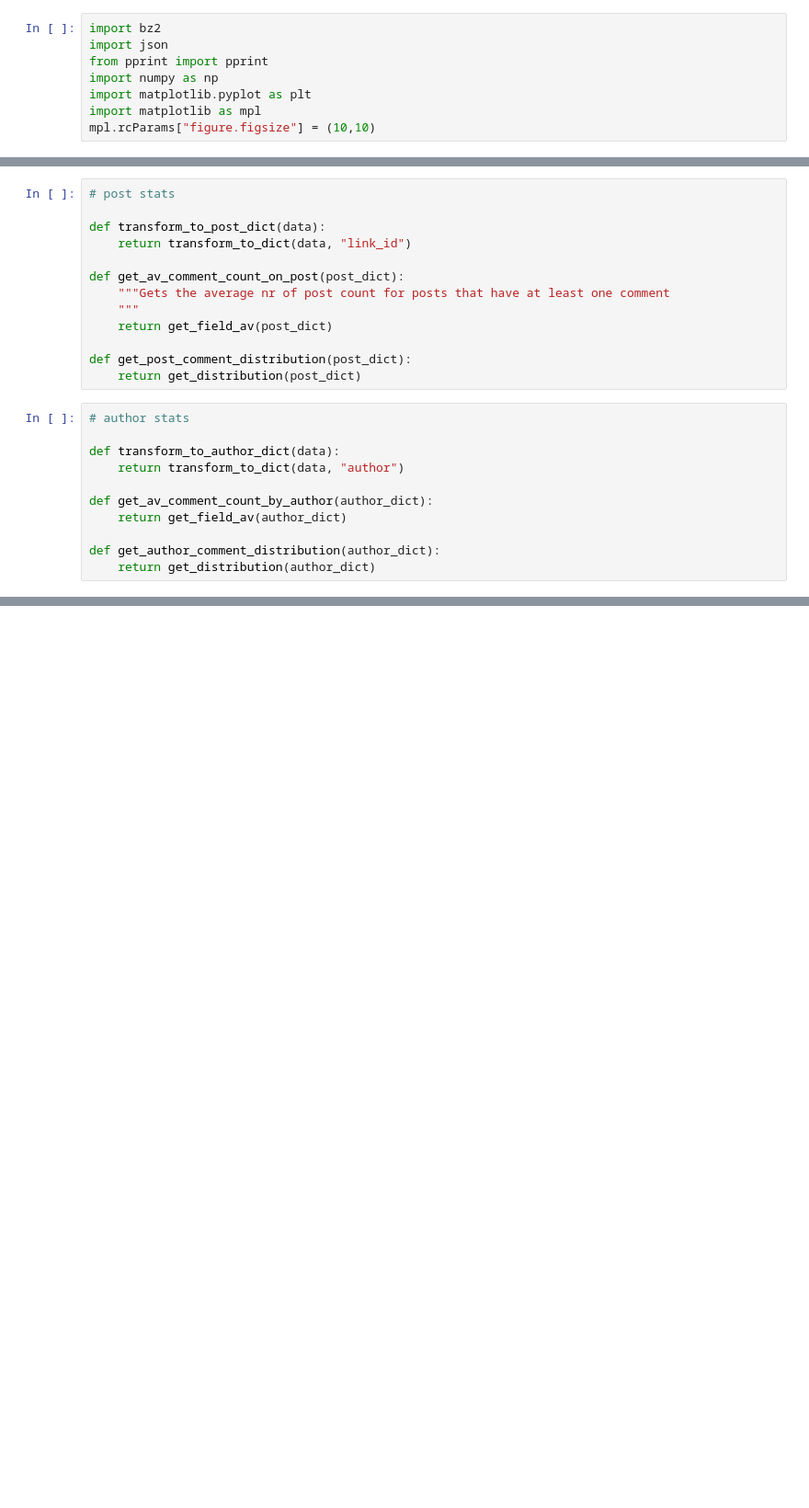
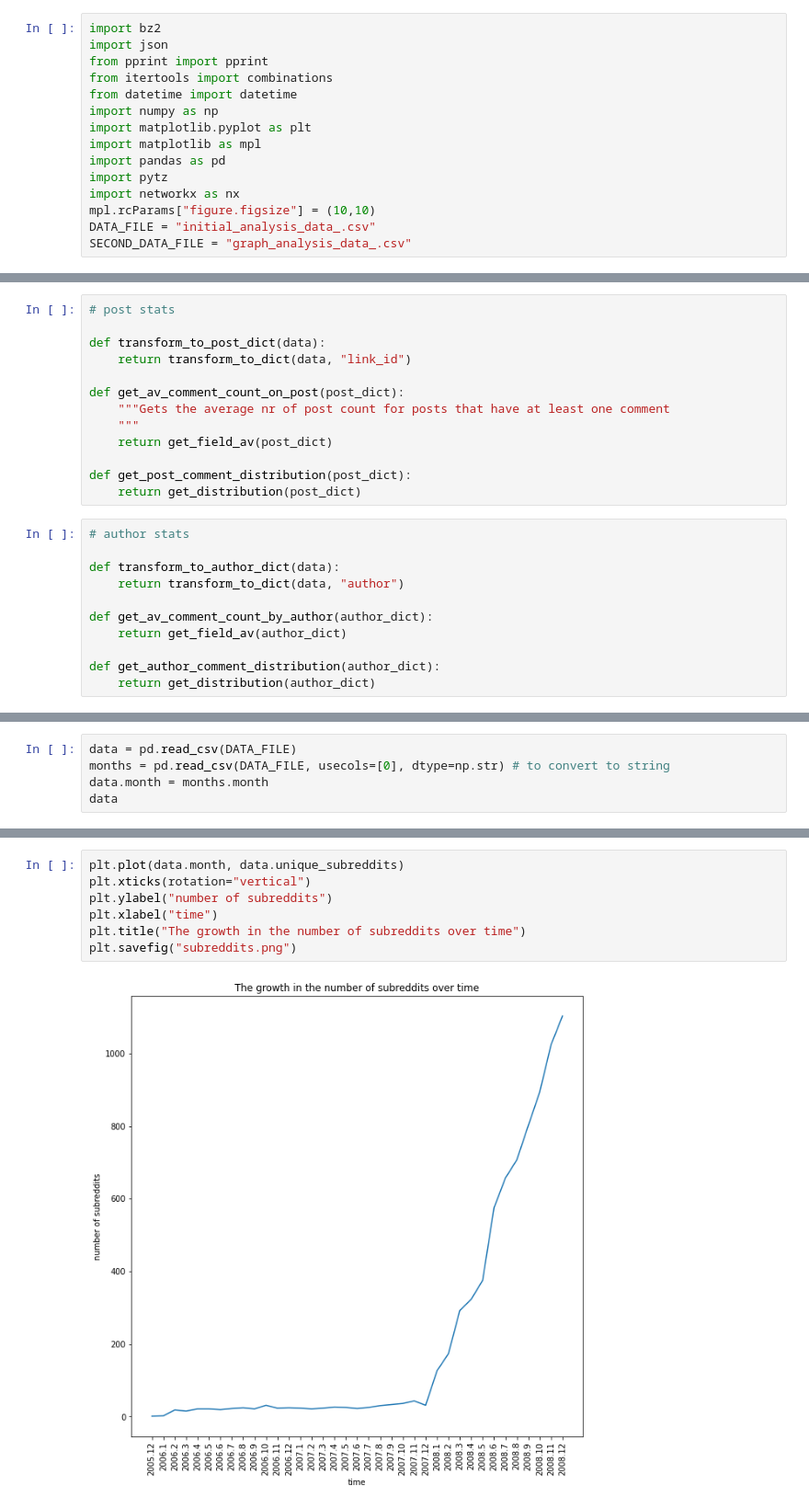
Before and after one commit to CarelKuusk/reddit_comments, a Jupyter notebook: initial_analysis.ipynb, the cells around one changed output, grey strips where cells are left out. Shown: that part at 92% size. Drawn from its saved outputs; the diff is of its cells as text; blank space fills up the shorter version.

Commit message:
more analysis

```diff
--- a/initial_analysis.ipynb
+++ b/initial_analysis.ipynb
@@ -2,10 +2,17 @@
 import bz2
 import json
 from pprint import pprint
+from itertools import combinations
+from datetime import datetime
 import numpy as np
 import matplotlib.pyplot as plt
 import matplotlib as mpl
+import pandas as pd
+import pytz
+import networkx as nx
 mpl.rcParams["figure.figsize"] = (10,10)
+DATA_FILE = "initial_analysis_data_.csv"
+SECOND_DATA_FILE = "graph_analysis_data_.csv"
 # %%
 def load_data(year, month):
     """
@@ -144,0 +146,5 @@ max author:  970
+# %%
+data = pd.read_csv(DATA_FILE)
+months = pd.read_csv(DATA_FILE, usecols=[0], dtype=np.str) # to convert to string
+data.month = months.month
+data
@@ -144,0 +169,9 @@ max author:  970
+# %%
+plt.plot(data.month, data.unique_subreddits)
+plt.xticks(rotation="vertical")
+plt.ylabel("number of subreddits")
+plt.xlabel("time")
+plt.title("The growth in the number of subreddits over time")
+plt.savefig("subreddits.png")
+# %% [output]
+[figure, added]
```
Also changed, not shown: parts of 21 cells of this notebook, 8 other files.
